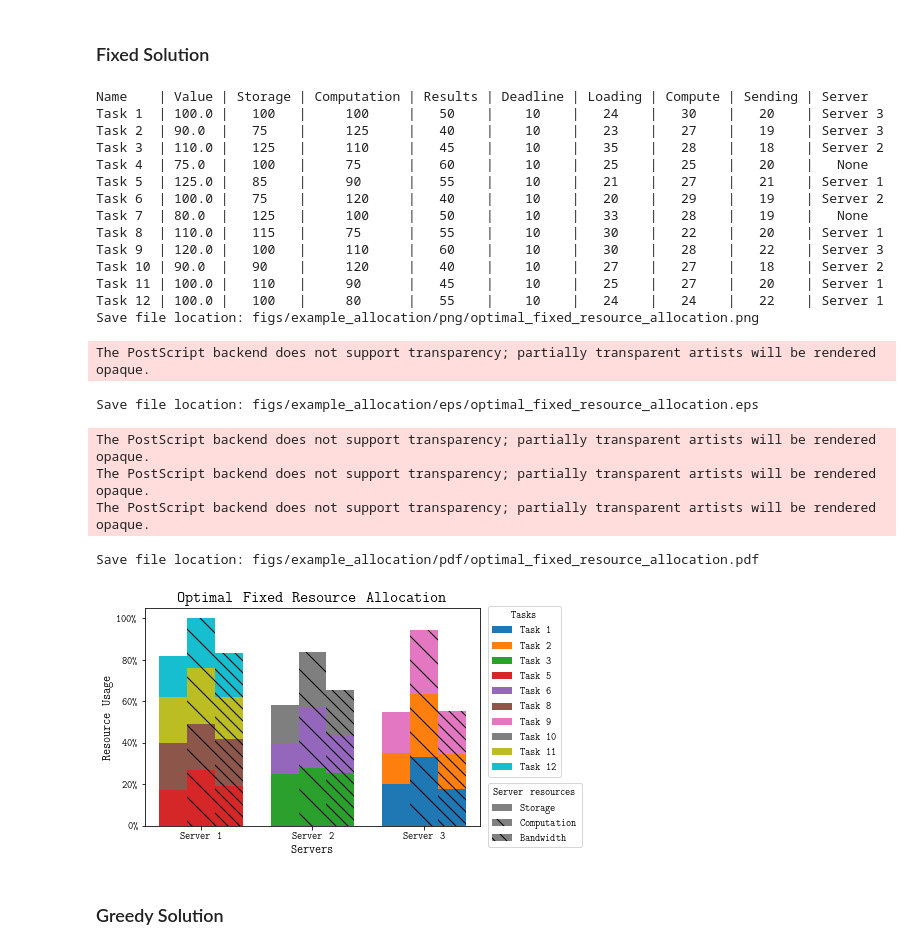
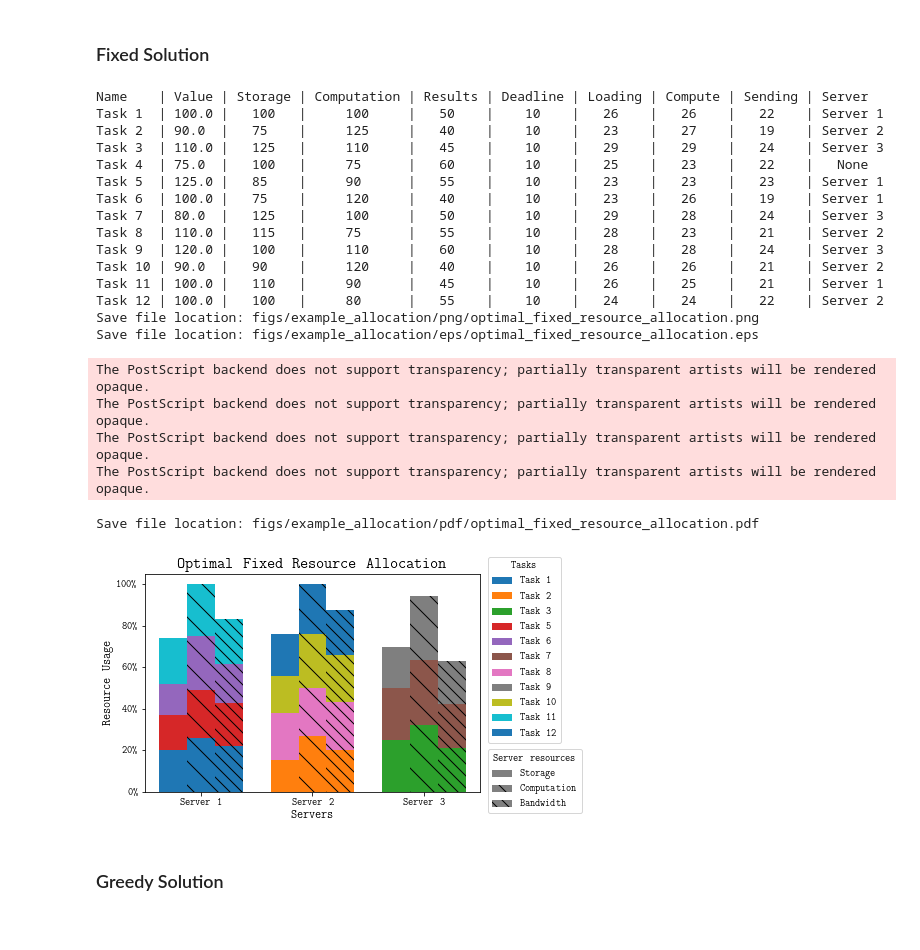
Before and after one commit to pseudo-rnd-thoughts/Elastic-Resource-Allocation, a Jupyter notebook: analysis/example_allocation.ipynb, the cells around one changed output. Drawn from its saved outputs; the diff is of its cells as text; code cells hidden in the pictures.

```diff
--- a/analysis/example_allocation.ipynb
+++ b/analysis/example_allocation.ipynb
@@ -91,35 +92,35 @@ Save file location: figs/example_allocation/pdf/optimal_flexible_resource_alloca
 # %% [markdown]
 ### Fixed Solution
 # %%
-fixed_tasks = [FixedTask(task, FixedSumSpeeds(), fixed_name=False) for task in tasks]
+fixed_tasks = [FixedTask(task, FixedSumPowerSpeeds(), fixed_name=False) for task in tasks]
 fixed_results = fixed_optimal(fixed_tasks, servers, time_limit=5)
 
 print_tasks(fixed_tasks)
 plot_allocation_results(fixed_tasks, servers, "Optimal Fixed Resource Allocation",
                         save_formats=(ImageFormat.PNG, ImageFormat.EPS, ImageFormat.PDF))
 reset_model(tasks, servers)
 # %% [output]
 Name    | Value | Storage | Computation | Results | Deadline | Loading | Compute | Sending | Server
-Task 1  | 100.0 |   100   |     100     |   50    |    10    |   24    |   30    |   20    | Server 3
-Task 2  | 90.0  |   75    |     125     |   40    |    10    |   23    |   27    |   19    | Server 3
-Task 3  | 110.0 |   125   |     110     |   45    |    10    |   35    |   28    |   18    | Server 2
-Task 4  | 75.0  |   100   |     75      |   60    |    10    |   25    |   25    |   20    |   None
-Task 5  | 125.0 |   85    |     90      |   55    |    10    |   21    |   27    |   21    | Server 1
-Task 6  | 100.0 |   75    |     120     |   40    |    10    |   20    |   29    |   19    | Server 2
-Task 7  | 80.0  |   125   |     100     |   50    |    10    |   33    |   28    |   19    |   None
-Task 8  | 110.0 |   115   |     75      |   55    |    10    |   30    |   22    |   20    | Server 1
-Task 9  | 120.0 |   100   |     110     |   60    |    10    |   30    |   28    |   22    | Server 3
-Task 10 | 90.0  |   90    |     120     |   40    |    10    |   27    |   27    |   18    | Server 2
-Task 11 | 100.0 |   110   |     90      |   45    |    10    |   25    |   27    |   20    | Server 1
-Task 12 | 100.0 |   100   |     80      |   55    |    10    |   24    |   24    |   22    | Server 1
+Task 1  | 100.0 |   100   |     100     |   50    |    10    |   26    |   26    |   22    | Server 1
+Task 2  | 90.0  |   75    |     125     |   40    |    10    |   23    |   27    |   19    | Server 2
+Task 3  | 110.0 |   125   |     110     |   45    |    10    |   29    |   29    |   24    | Server 3
+Task 4  | 75.0  |   100   |     75      |   60    |    10    |   25    |   23    |   22    |   None
+Task 5  | 125.0 |   85    |     90      |   55    |    10    |   23    |   23    |   23    | Server 1
+Task 6  | 100.0 |   75    |     120     |   40    |    10    |   23    |   26    |   19    | Server 1
+Task 7  | 80.0  |   125   |     100     |   50    |    10    |   29    |   28    |   24    | Server 3
+Task 8  | 110.0 |   115   |     75      |   55    |    10    |   28    |   23    |   21    | Server 2
+Task 9  | 120.0 |   100   |     110     |   60    |    10    |   28    |   28    |   24    | Server 3
+Task 10 | 90.0  |   90    |     120     |   40    |    10    |   26    |   26    |   21    | Server 2
+Task 11 | 100.0 |   110   |     90      |   45    |    10    |   26    |   25    |   21    | Server 1
+Task 12 | 100.0 |   100   |     80      |   55    |    10    |   24    |   24    |   22    | Server 2
 Save file location: figs/example_allocation/png/optimal_fixed_resource_allocation.png
+Save file location: figs/example_allocation/eps/optimal_fixed_resource_allocation.eps
 The PostScript backend does not support transparency; partially transparent artists will be rendered opaque.
+The PostScript backend does not support transparency; partially transparent artists will be rendered opaque.
+The PostScript backend does not support transparency; partially transparent artists will be rendered opaque.
+The PostScript backend does not support transparency; partially transparent artists will be rendered opaque.
-Save file location: figs/example_allocation/eps/optimal_fixed_resource_allocation.eps
+Save file location: figs/example_allocation/pdf/optimal_fixed_resource_allocation.pdf
-The PostScript backend does not support transparency; partially transparent artists will be rendered opaque.
-The PostScript backend does not support transparency; partially transparent artists will be rendered opaque.
-The PostScript backend does not support transparency; partially transparent artists will be rendered opaque.
-Save file location: figs/example_allocation/pdf/optimal_fixed_resource_allocation.pdf
-[figure, old version]
+[figure, new version]
 # %% [markdown]
 ### Greedy Solution
 # %%
```
Also changed, not shown: parts of 3 cells of this notebook, 2 other files.
